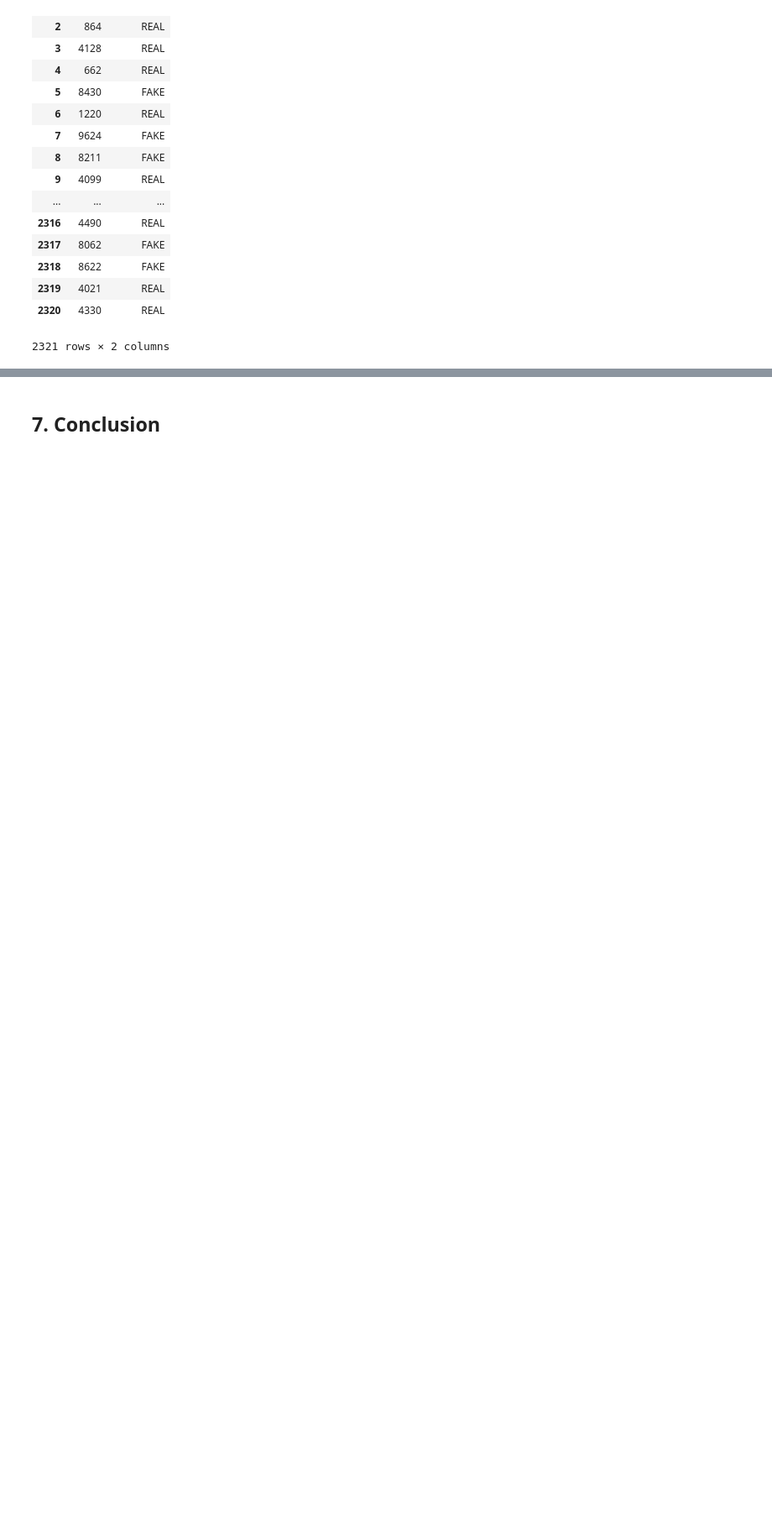
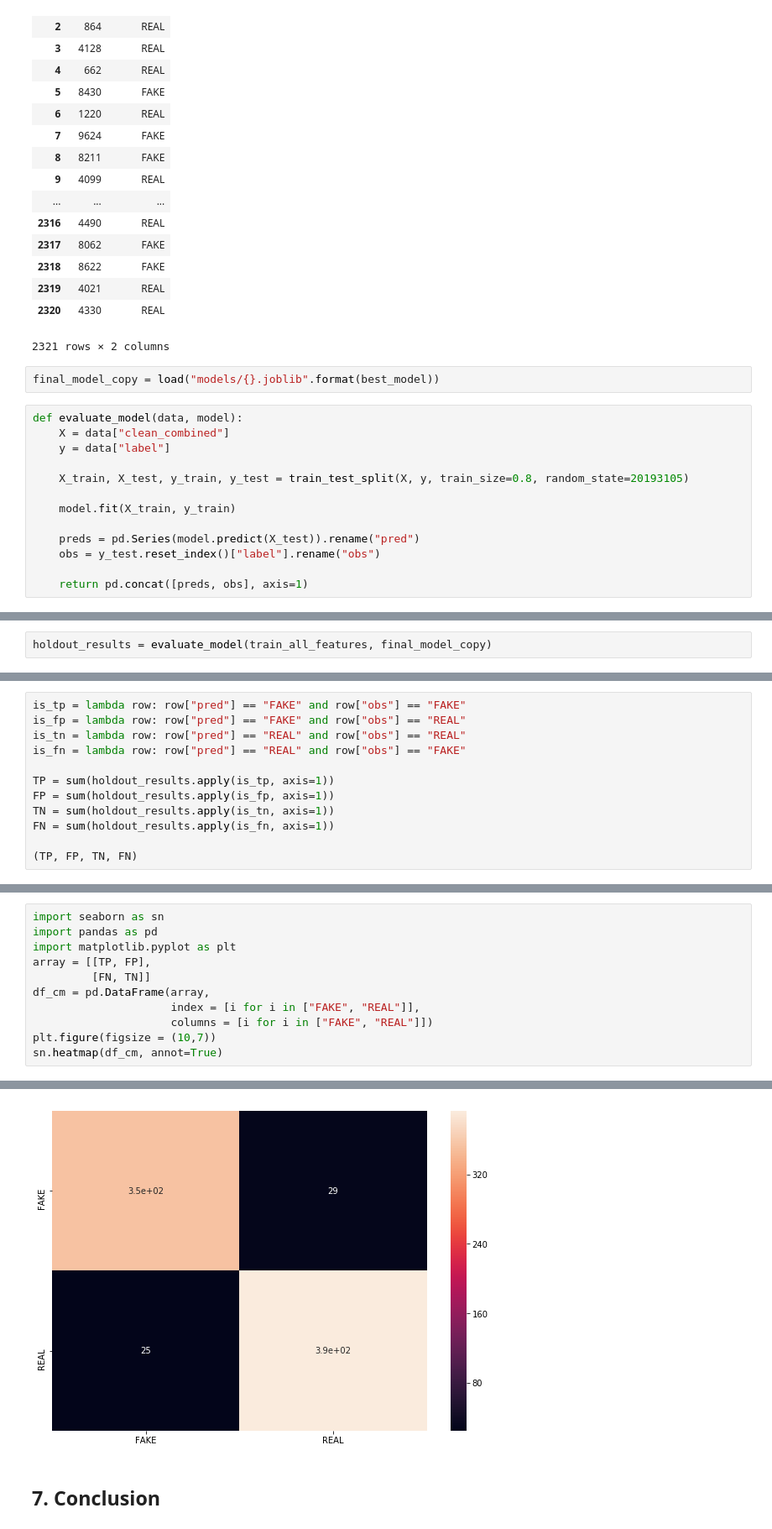
Before and after one commit to cutendorf/NLP-Fakenews, a Jupyter notebook: NLP-Fakenews_ChristineDan.ipynb, the cells around one changed output, grey strips where cells are left out. Shown at 84% size. Cells and saved outputs as stored; diff of their text form; blank space fills up the shorter version.

```diff
--- a/NLP-Fakenews_ChristineDan.ipynb
+++ b/NLP-Fakenews_ChristineDan.ipynb
@@ -1632,3 +1632,18 @@ pd.read_csv("data/predictions.csv")
 | 2319 | 4021 | REAL |
 | 2320 | 4330 | REAL |
 2321 rows × 2 columns
+# %%
+final_model_copy = load("models/{}.joblib".format(best_model))
+# %%
+def evaluate_model(data, model):
+    X = data["clean_combined"]
+    y = data["label"]
+
+    X_train, X_test, y_train, y_test = train_test_split(X, y, train_size=0.8, random_state=20193105)
+
+    model.fit(X_train, y_train)
+
+    preds = pd.Series(model.predict(X_test)).rename("pred")
+    obs = y_test.reset_index()["label"].rename("obs")
+
+    return pd.concat([preds, obs], axis=1)
@@ -1634,0 +1668,2 @@ pd.read_csv("data/predictions.csv")
+# %%
+holdout_results = evaluate_model(train_all_features, final_model_copy)
@@ -1634,0 +1672,12 @@ pd.read_csv("data/predictions.csv")
+# %%
+is_tp = lambda row: row["pred"] == "FAKE" and row["obs"] == "FAKE"
+is_fp = lambda row: row["pred"] == "FAKE" and row["obs"] == "REAL"
+is_tn = lambda row: row["pred"] == "REAL" and row["obs"] == "REAL"
+is_fn = lambda row: row["pred"] == "REAL" and row["obs"] == "FAKE"
+
+TP = sum(holdout_results.apply(is_tp, axis=1))
+FP = sum(holdout_results.apply(is_fp, axis=1))
+TN = sum(holdout_results.apply(is_tn, axis=1))
+FN = sum(holdout_results.apply(is_fn, axis=1))
+
+(TP, FP, TN, FN)
@@ -1634,0 +1686,12 @@ pd.read_csv("data/predictions.csv")
+# %%
+import seaborn as sn
+import pandas as pd
+import matplotlib.pyplot as plt
+array = [[TP, FP],
+         [FN, TN]]
+df_cm = pd.DataFrame(array,
+                     index = [i for i in ["FAKE", "REAL"]],
+                     columns = [i for i in ["FAKE", "REAL"]])
+plt.figure(figsize = (10,7))
+sn.heatmap(df_cm, annot=True)
+# %% [output]
@@ -1635,2 +1699,3 @@ pd.read_csv("data/predictions.csv")
+[figure, added]
 # %% [markdown]
 ## 7. Conclusion
```
Also changed, not shown: parts of 5 cells of this notebook.
